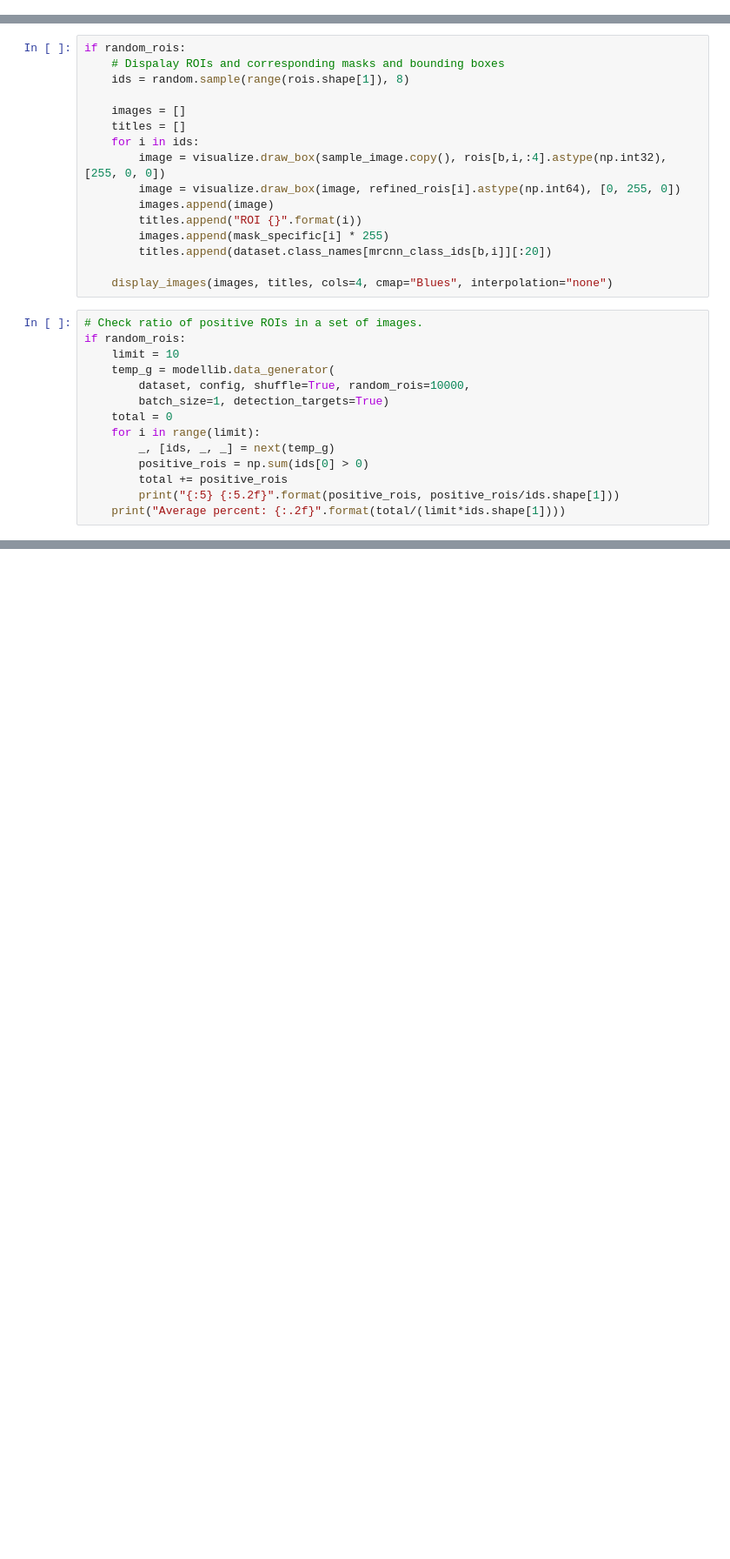
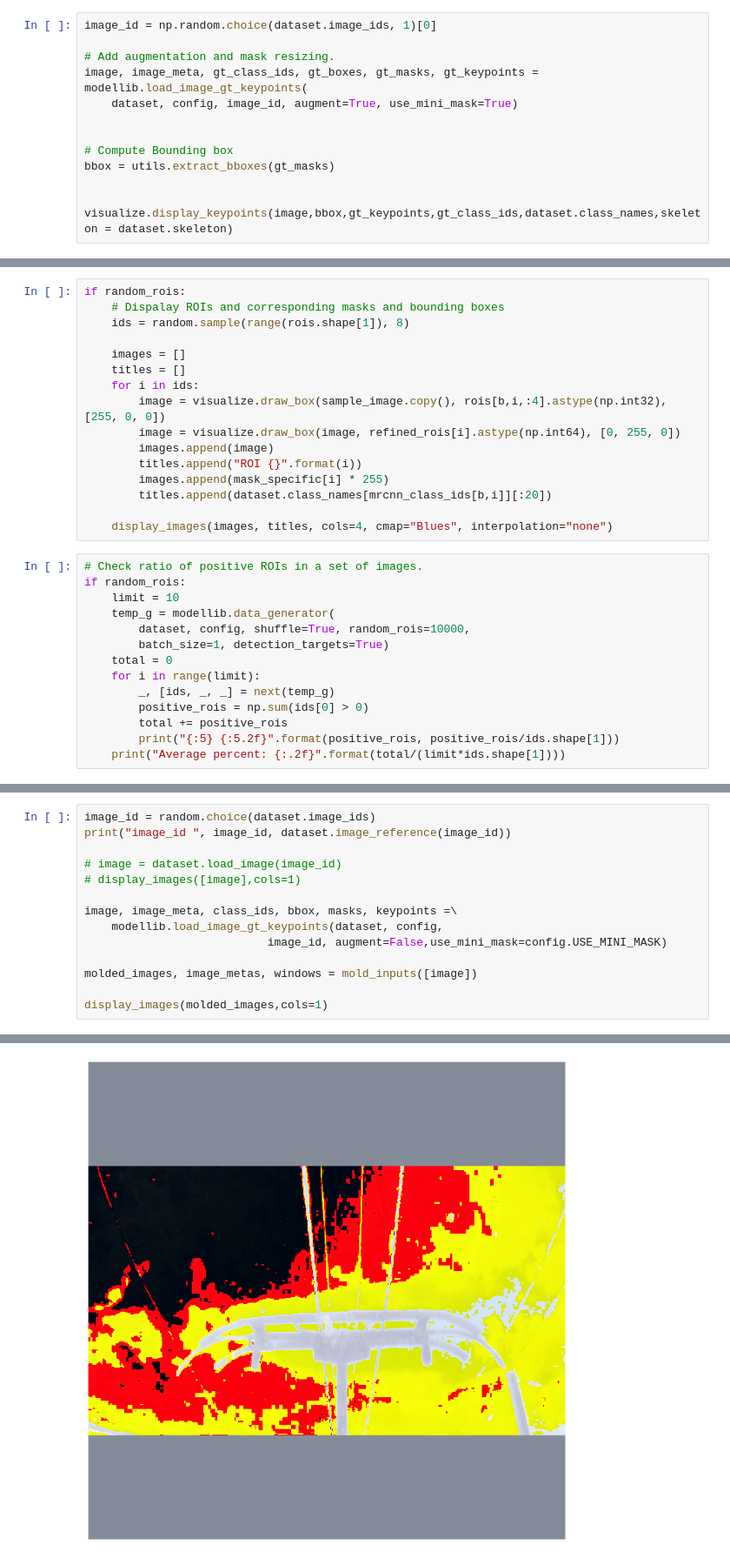
Before and after one commit to jdecker77/GCP_Test, a Jupyter notebook: dev/inspect_ pantograph_data.ipynb, the cells around one changed output, grey strips where cells are left out. Shown at 87% size. Cells and saved outputs as stored; diff of their text form; blank space fills up the shorter version.

Commit message:
Updated Model

```diff
--- a/dev/inspect_ pantograph_data.ipynb
+++ b/dev/inspect_ pantograph_data.ipynb
@@ -216,6 +271,19 @@ display_images([image]+[mask[:,:,i] for i in range(min(mask.shape[-1], 7))])
 # %%
 mask = utils.expand_mask(bbox, mask, image.shape)
 visualize.display_instances(image, bbox, mask, class_ids, dataset.class_names)
+# %%
+image_id = np.random.choice(dataset.image_ids, 1)[0]
+
+# Add augmentation and mask resizing.
+image, image_meta, gt_class_ids, gt_boxes, gt_masks, gt_keypoints = modellib.load_image_gt_keypoints(
+    dataset, config, image_id, augment=True, use_mini_mask=True)
+
+
+# Compute Bounding box
+bbox = utils.extract_bboxes(gt_masks)
+
+
+visualize.display_keypoints(image,bbox,gt_keypoints,gt_class_ids,dataset.class_names,skeleton = dataset.skeleton)
 # %% [markdown]
 ## Anchors
 
@@ -437,0 +534,15 @@ NameError: name 'class_ids' is not defined
+# %%
+image_id = random.choice(dataset.image_ids)
+print("image_id ", image_id, dataset.image_reference(image_id))
+
+# image = dataset.load_image(image_id)
+# display_images([image],cols=1)
+
+image, image_meta, class_ids, bbox, masks, keypoints =\
+    modellib.load_image_gt_keypoints(dataset, config,
+                           image_id, augment=False,use_mini_mask=config.USE_MINI_MASK)
+
+molded_images, image_metas, windows = mold_inputs([image])
+
+display_images(molded_images,cols=1)
+# %% [output]
@@ -437,0 +555 @@ NameError: name 'class_ids' is not defined
+[figure, added]
```
Also changed, not shown: parts of 9 cells of this notebook, 8 other files.
